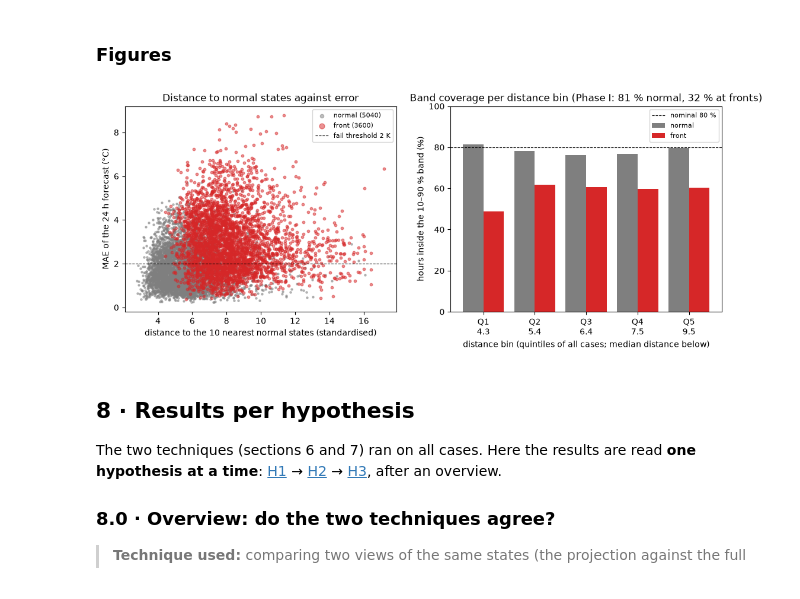
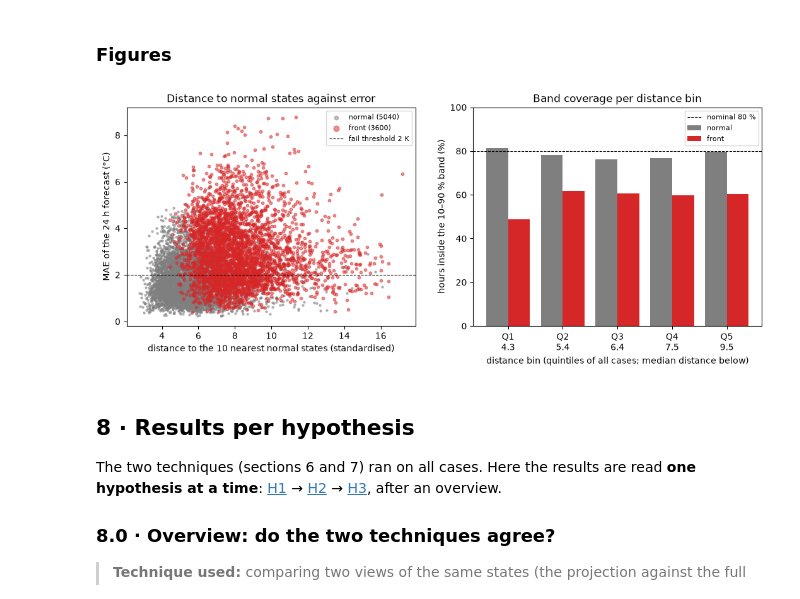
Before and after one commit to SandroMueller01/ai-vis-lab-2026, a Jupyter notebook: phase2-model-internals/pair-1/04_question_d.ipynb, the cells around one changed output. Cells and saved outputs as stored; diff of their text form; code cells hidden in the pictures.

```diff
--- a/phase2-model-internals/pair-1/04_question_d.ipynb
+++ b/phase2-model-internals/pair-1/04_question_d.ipynb
@@ -491,35 +489,35 @@ fig
 # ---- Left: distance against error for every case. Right: band coverage per distance bin ----
 fig, axes = plt.subplots(1, 2, figsize=(13, 4.5))
 ax = axes[0]
 for g, c in [("normal", "tab:gray"), ("front", "tab:red")]:
     d = cases[cases.group == g]
     ax.scatter(d.dist, d.mae, s=5 if g == "normal" else 10, c=c, alpha=0.5, label=f"{g} ({len(d)})")
 ax.axhline(2, color="k", lw=0.8, ls="--", label=f"fail threshold {FAIL_K:g} K")
 ax.set(
     xlabel="distance to the 10 nearest normal states (standardised)",
     ylabel="MAE of the 24 h forecast (°C)",
     title="Distance to normal states against error",
 )
 ax.legend(markerscale=2, fontsize=8)
 
 ax = axes[1]
 cov = used.groupby(["bin", "group"], observed=True).coverage.mean().unstack()  # bins x groups
 x = np.arange(len(cov))
 for n, (g, c) in enumerate([("normal", "tab:gray"), ("front", "tab:red")]):
     if g in cov:
         ax.bar(x + (n - 0.5) * 0.4, cov[g] * 100, 0.4, color=c, label=g)
 ax.axhline(80, color="k", lw=0.8, ls="--", label="nominal 80 %")
 ax.set_xticks(x, [f"{b}\n{used[used.bin == b].dist.median():.1f}" for b in cov.index])
 ax.set(
     xlabel="distance bin (quintiles of all cases; median distance below)",
     ylabel="hours inside the 10–90 % band (%)",
     ylim=(0, 100),
-    title="Band coverage per distance bin (Phase I: 81 % normal, 32 % at fronts)",
+    title="Band coverage per distance bin",
 )
 ax.legend(fontsize=8)
 fig.savefig(RESULTS / "distance_error_coverage.png", dpi=150, bbox_inches="tight")
 # %% [output]
-[figure, old version]
+[figure, new version]
 # %% [markdown]
 ## 8 · Results per hypothesis
 
```
Also changed, not shown: parts of 12 cells of this notebook.
